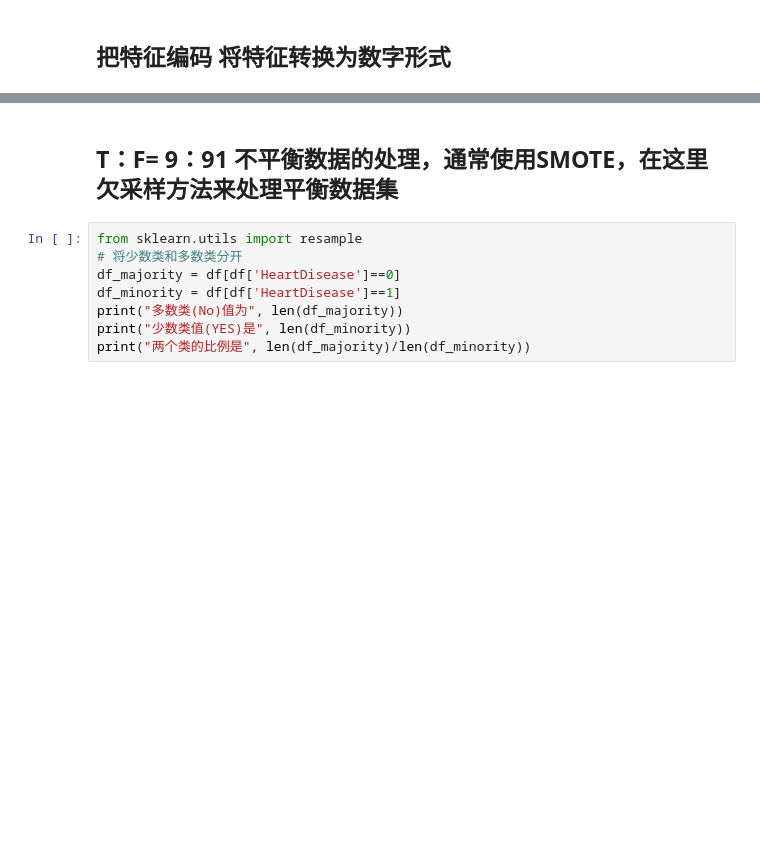
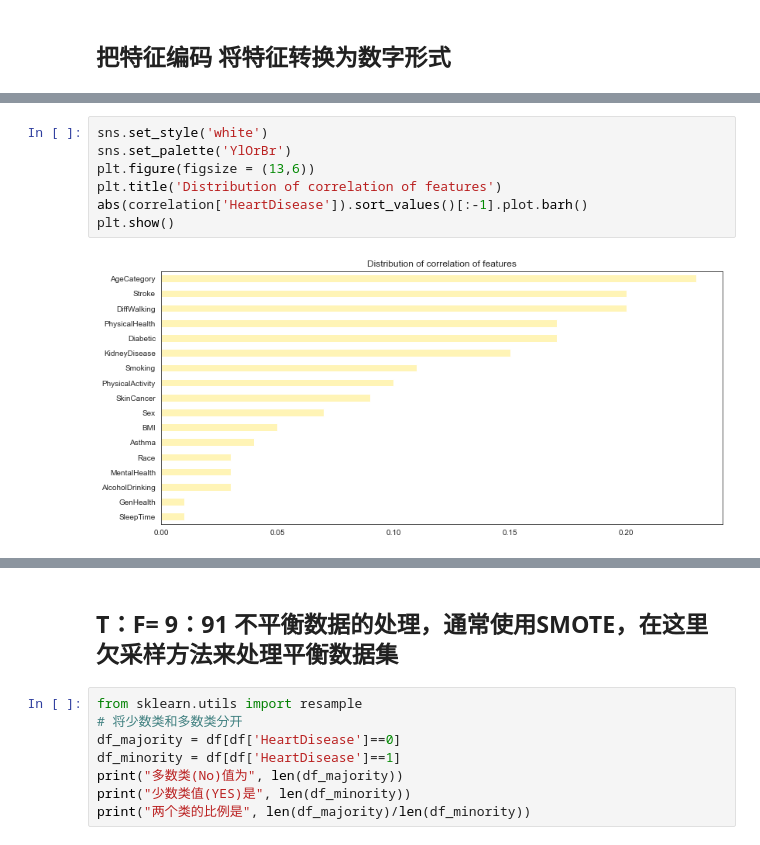
Before and after one commit to YinuoWen/logistic-regression-for-CDC-heart-disease, a Jupyter notebook: LGBM.ipynb, the cells around one changed output, grey strips where cells are left out. Drawn from its saved outputs; the diff is of its cells as text; blank space fills up the shorter version.

```diff
--- a/LGBM.ipynb
+++ b/LGBM.ipynb
@@ -151,0 +159,9 @@ df_2.head()
+# %%
+sns.set_style('white')
+sns.set_palette('YlOrBr')
+plt.figure(figsize = (13,6))
+plt.title('Distribution of correlation of features')
+abs(correlation['HeartDisease']).sort_values()[:-1].plot.barh()
+plt.show()
+# %% [output]
+[figure, added]
```
Also changed, not shown: parts of 3 cells of this notebook.
